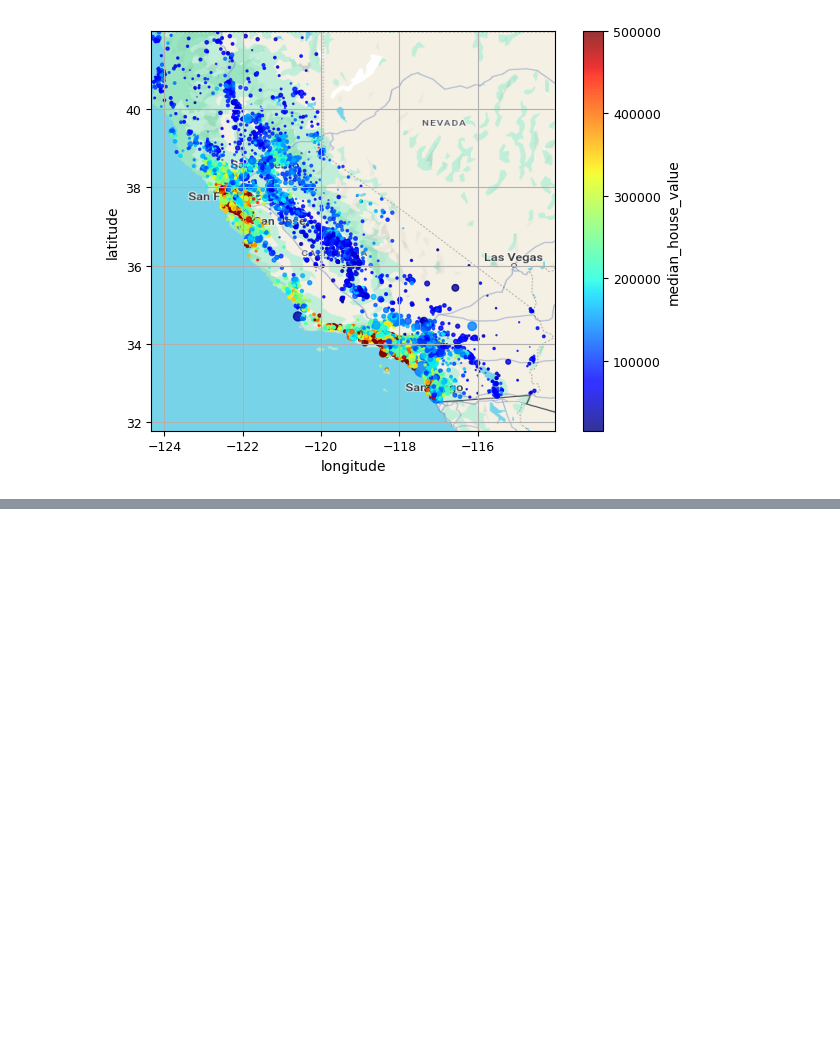
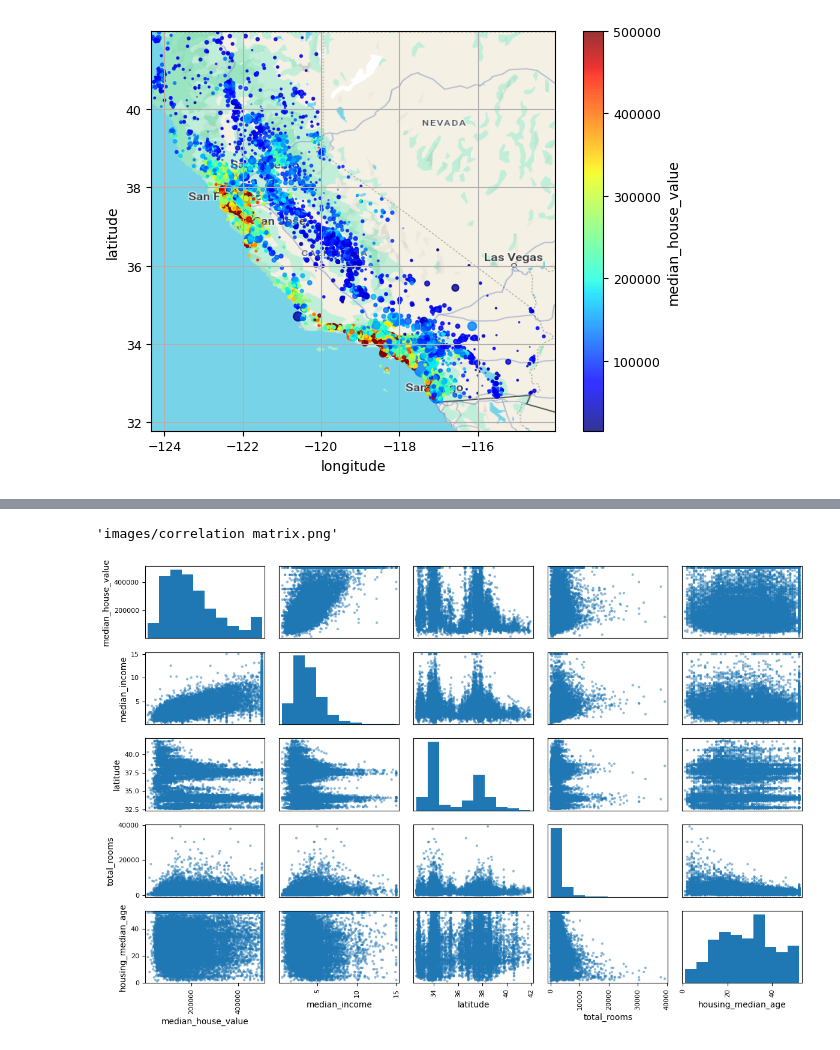
Before and after one commit to leztien/portfolio-project-linear-regression-for-price-prediction, a Jupyter notebook: exploratory_data_analysis.ipynb, the cells around one changed output, grey strips where cells are left out. Saved outputs shown, nothing was run; the diff lists cells and outputs as text; code cells hidden in the pictures; blank space fills up the shorter version.

```diff
--- a/exploratory_data_analysis.ipynb
+++ b/exploratory_data_analysis.ipynb
@@ -244,0 +215,10 @@ dir(dbscan)[-20:]
+# %%
+# Add a new feature: distance from the respective centroid
+
+def func(row: pd.Series):
+    if row['cluster'] == -1:
+        return np.nan
+    return ((row[['longitude', 'latitude']] - df_centroids.loc[row['cluster']])**2).sum() ** (1/2)
+
+df["distance_from_centroid"] = df.apply(func, axis=1)
+df.head(10)
@@ -244,0 +246,7 @@ dir(dbscan)[-20:]
+# %%
+# Check Pearson's correlation
+df['reverse_distance'] = (df['distance_from_centroid'].max() - df['distance_from_centroid']).fillna(0)
+X,Y = df['reverse_distance'], df[target]
+
+statistic, pvalue = pearsonr(X,Y)
+statistic
@@ -244,0 +272,8 @@ dir(dbscan)[-20:]
+# %%
+# Visualize the correlations
+selected_features = ['median_house_value', 'median_income', 'latitude', 'total_rooms', 'housing_median_age']
+scatter_matrix(df[selected_features], figsize=(12,8))
+save_fig("correlation matrix")
+# %% [output]
+'images/correlation matrix.png'
+[figure, added]
```
Also changed, not shown: parts of 15 cells of this notebook, 4 other files.
